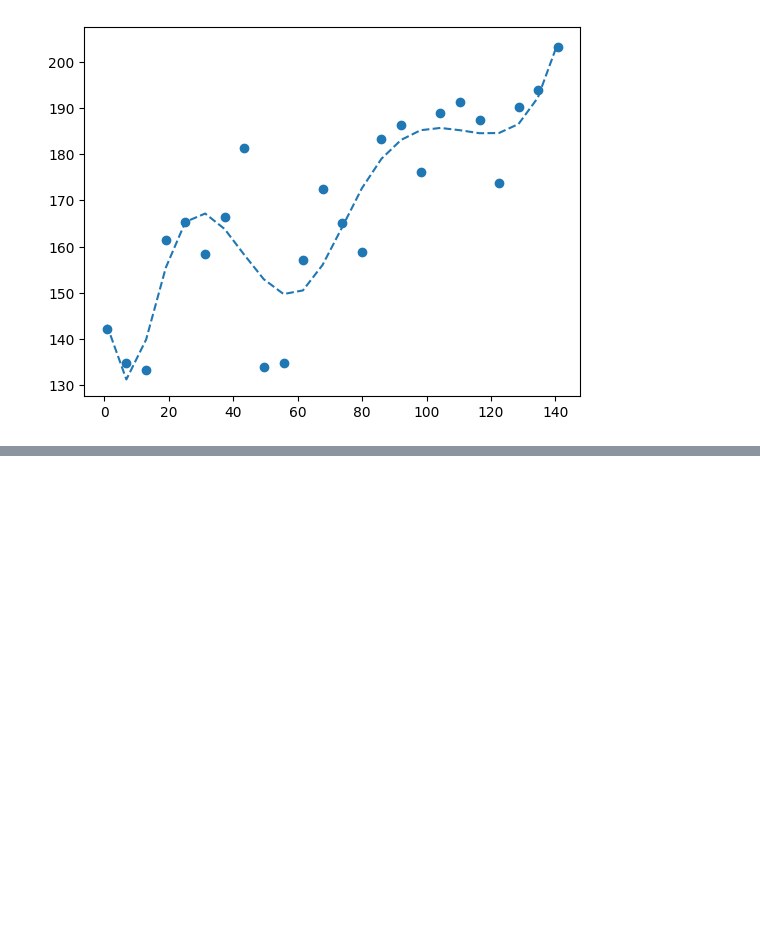
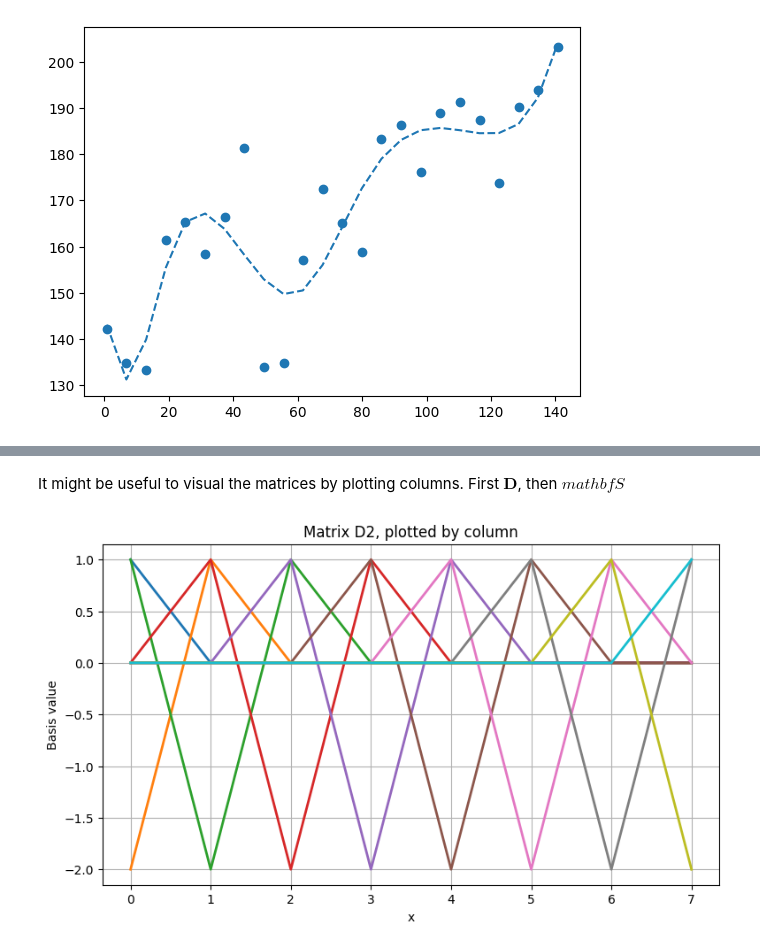
Before and after one commit to PeterClaussenSDSU/TheMGCVOptimization, a Jupyter notebook: IterativeLSRebuild.ipynb, the cells around one changed output, grey strips where cells are left out. Drawn from its saved outputs; the diff is of its cells as text; code cells hidden in the pictures; blank space fills up the shorter version.

```diff
--- a/IterativeLSRebuild.ipynb
+++ b/IterativeLSRebuild.ipynb
@@ -133,0 +148,5 @@ matplotlib.pyplot.show()
+# %%
+n_coef = 10
+D2 = numpy.diff(numpy.eye(n_coef), n=2, axis=0)
+S = D2.T @ D2
+S.shape
@@ -133,0 +179,12 @@ matplotlib.pyplot.show()
+# %% [markdown]
+It might be useful to visual the matrices by plotting columns. First $\mathbf{D}$, then $mathbf{S}$
+# %%
+matplotlib.pyplot.figure(figsize=(9,5))
+for j in range(D2.shape[1]):
+    matplotlib.pyplot.plot(range(0,D2.shape[0]), D2[:,j], lw=2)
+matplotlib.pyplot.title("Matrix D2, plotted by column")
+matplotlib.pyplot.xlabel("x"); matplotlib.pyplot.ylabel("Basis value")
+matplotlib.pyplot.grid(True)
+matplotlib.pyplot.show()
+# %% [output]
+[figure, added]
```
Also changed, not shown: parts of 38 cells of this notebook, 1 other file.
